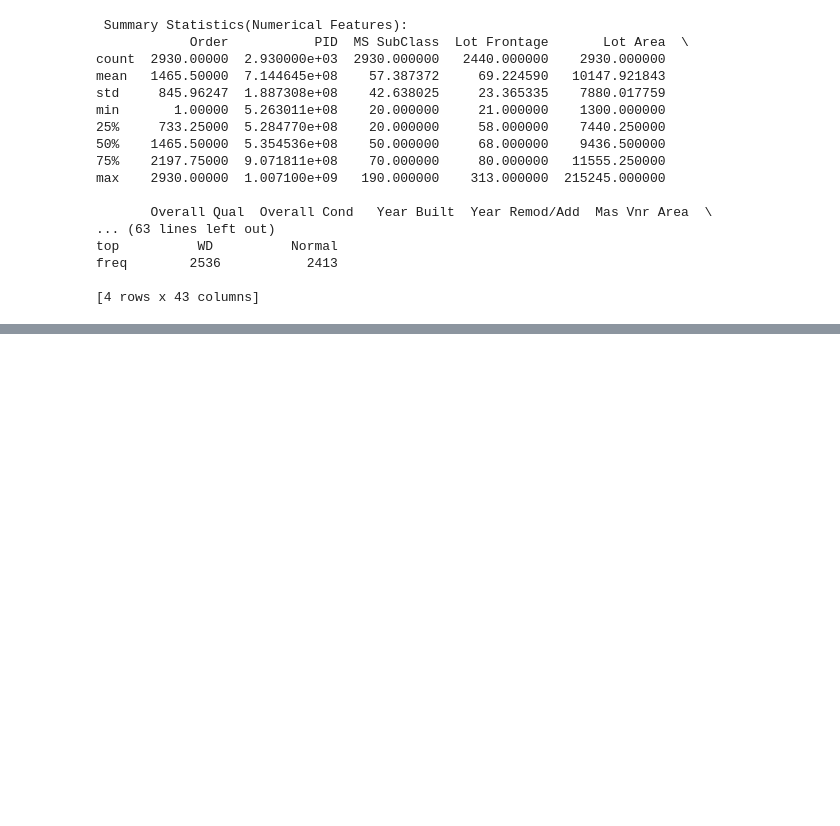
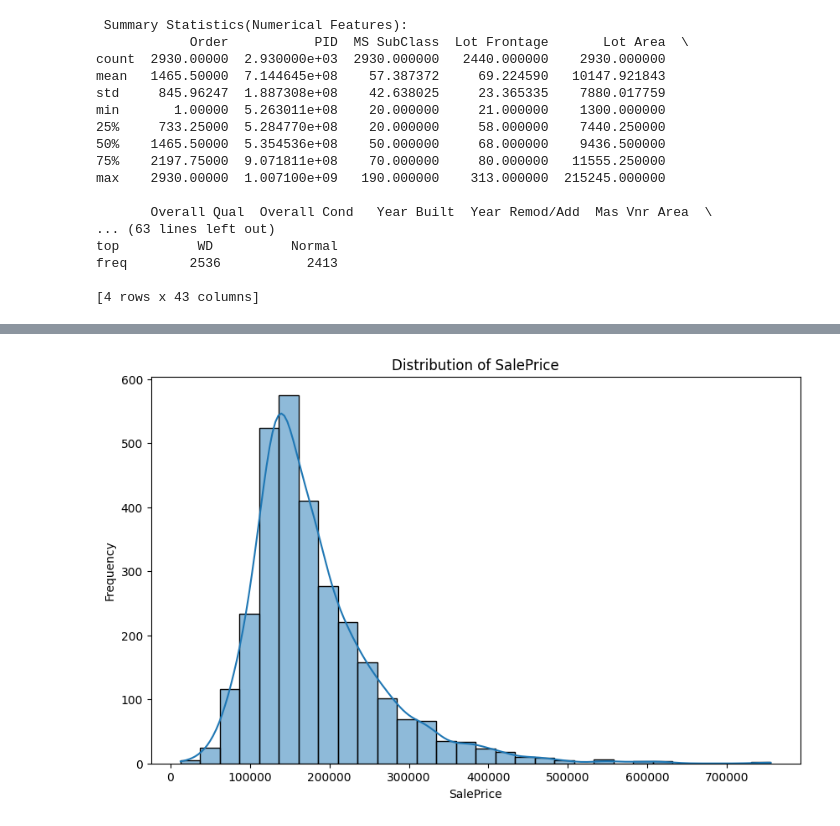
Before and after one commit to VectorCipher/End_to_End_Price_Prediction, a Jupyter notebook: analysis/EDA.ipynb, the cells around one changed output, grey strips where cells are left out. Saved outputs shown, nothing was run; the diff lists cells and outputs as text; code cells hidden in the pictures; blank space fills up the shorter version.

```diff
--- a/analysis/EDA.ipynb
+++ b/analysis/EDA.ipynb
@@ -58,0 +81,8 @@ freq        2536           2413
+# %%
+## Univariate Analysis
+
+from analyze_src.univariate_analysis import UnivariateAnalyzer,NumericalUnivariateAnalysis,CategoricalUnivariateAnalysis
+univariate_analyzer = UnivariateAnalyzer(NumericalUnivariateAnalysis())
+univariate_analyzer.execute_strategy(df, 'SalePrice')
+# %% [output]
+[figure, added]
```
Also changed, not shown: parts of 8 cells of this notebook.
